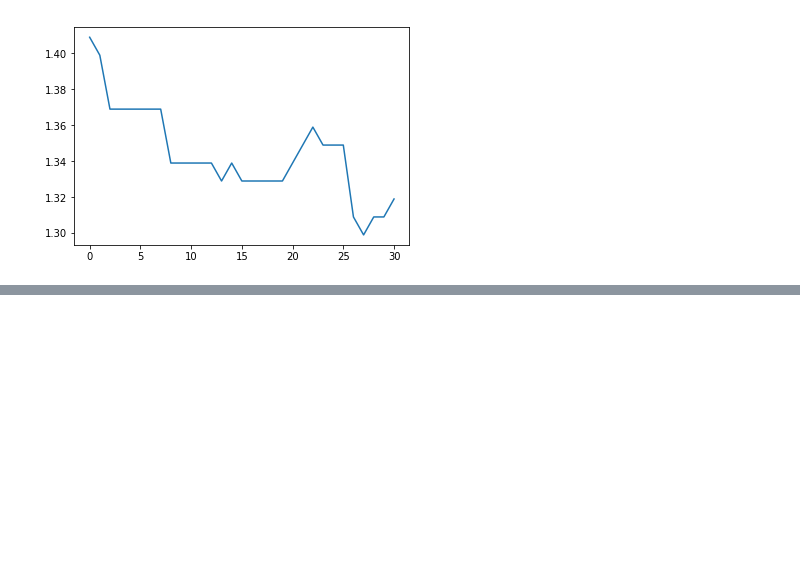
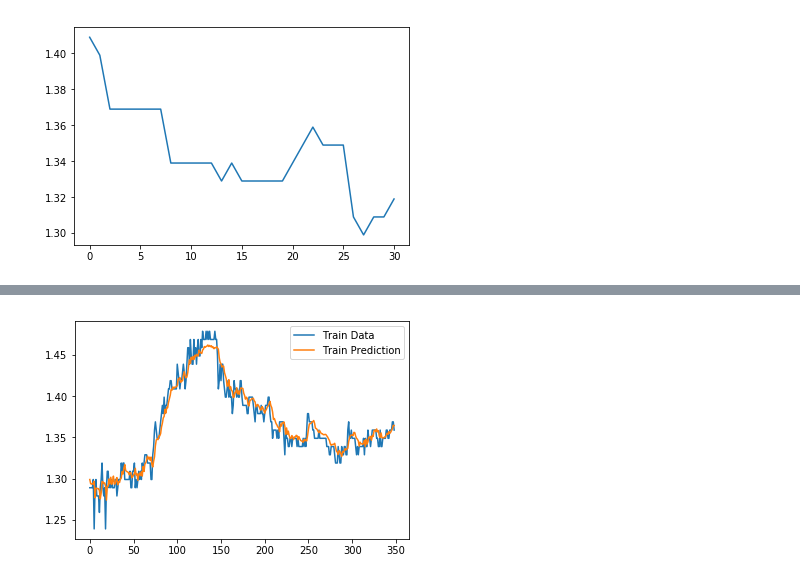
Before and after one commit to grevtsovkirill/GasAnalysis, a Jupyter notebook: GasAnalysis.ipynb, the cells around one changed output, grey strips where cells are left out. Cells and saved outputs as stored; diff of their text form; code cells hidden in the pictures; blank space fills up the shorter version.

Commit message:
fist implementation of prediction system: LSTM with 10 days window, results Plots/LSTM_test_2019.png

```diff
--- a/GasAnalysis.ipynb
+++ b/GasAnalysis.ipynb
@@ -530,0 +473,6 @@ array([[[1.409, 1.399, 1.369, 1.369, 1.369, 1.369, 1.369, 1.369, 1.339,
+# %%
+model = Sequential()
+model.add(LSTM(4, input_shape=(1, look_back)))
+model.add(Dense(1))
+model.compile(loss='mean_squared_error', optimizer='adam')
+model.fit(trainX, trainY, epochs=100, batch_size=1, verbose=2)
@@ -530,0 +498,14 @@ array([[[1.409, 1.399, 1.369, 1.369, 1.369, 1.369, 1.369, 1.369, 1.339,
+# %%
+# make predictions
+trainPredict = model.predict(trainX)
+testPredict = model.predict(testX)
+# %%
+trainX0, trainY0 = create_dataset(price_train.e5.values, look_back)
+testX0, testY0 = create_dataset(price_test.e5.values, look_back)
+# %%
+plt.plot(trainY0,label='Train Data')
+plt.plot(trainPredict,label='Train Prediction')
+plt.legend()
+plt.savefig("Plots/LSTM_training_2019.png", transparent=True)
+# %% [output]
+[figure, added]
```
Also changed, not shown: parts of 20 cells of this notebook, 2 other files.
